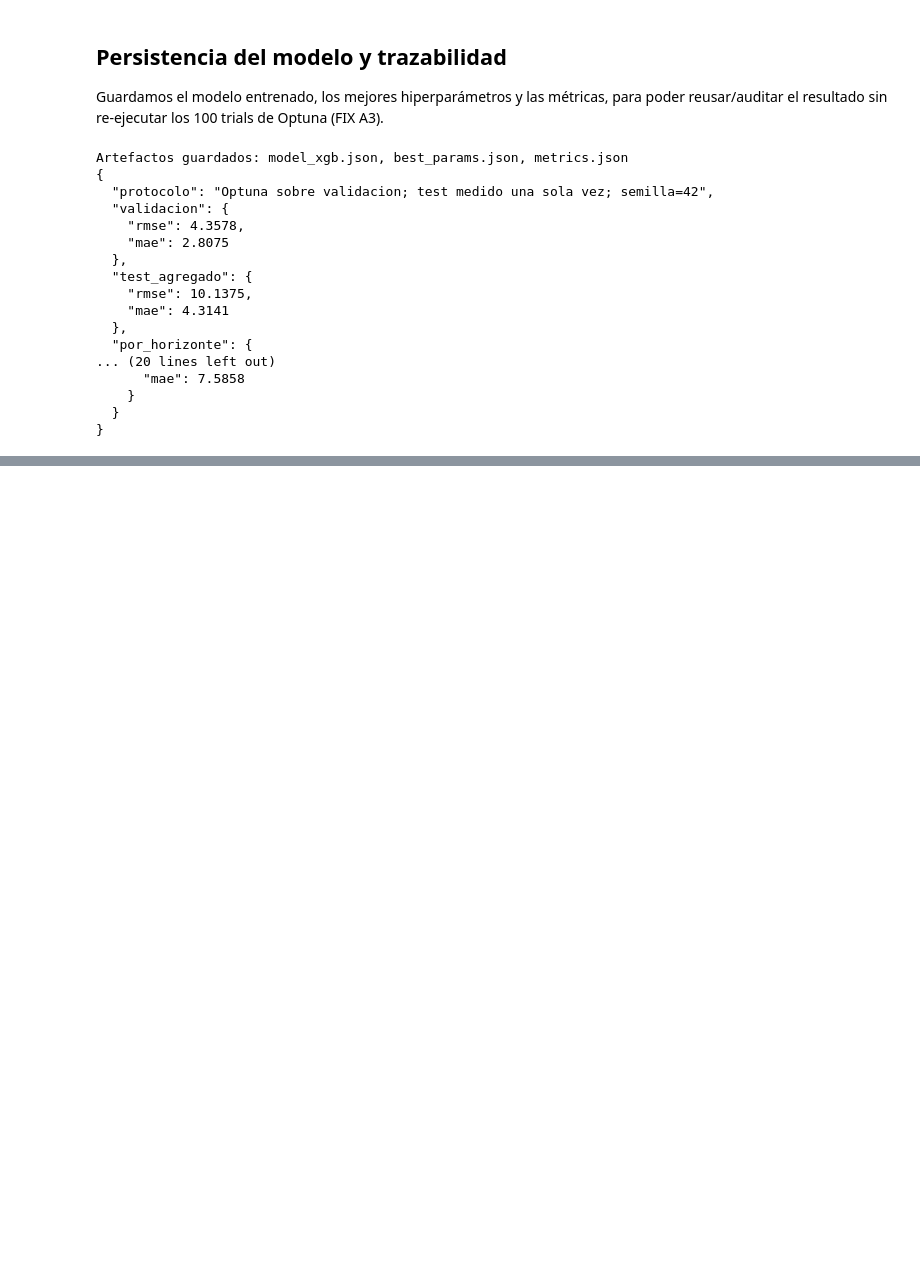
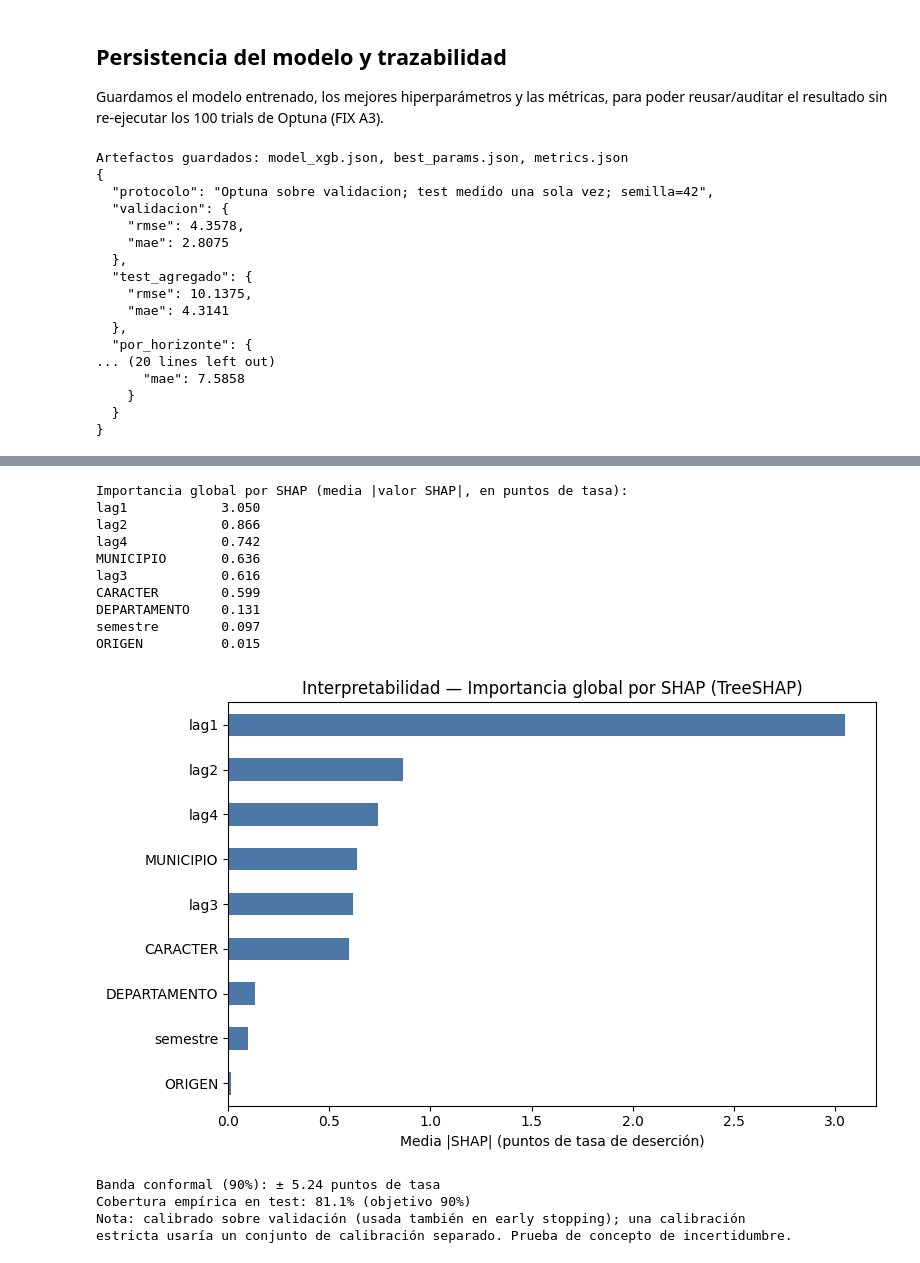
Before and after one commit to jonathanpo7/datos_ecosistema_2026, a Jupyter notebook: entrenamiento_csv/model.ipynb, the cells around one changed output, grey strips where cells are left out. Drawn from its saved outputs; the diff is of its cells as text; code cells hidden in the pictures; blank space fills up the shorter version.

```diff
--- a/entrenamiento_csv/model.ipynb
+++ b/entrenamiento_csv/model.ipynb
@@ -426,0 +431,52 @@ Artefactos guardados: model_xgb.json, best_params.json, metrics.json
+# %%
+# --- Interpretabilidad: TreeSHAP (valores SHAP exactos de XGBoost via pred_contribs) ---
+import xgboost as xgb
+
+booster = modelo_final.get_booster()
+dtest_shap = xgb.DMatrix(x_test, enable_categorical=True)
+contribs = booster.predict(dtest_shap, pred_contribs=True)   # (n, n_feat+1); ultima col = base
+shap_vals = contribs[:, :-1]
+shap_imp = pd.Series(np.abs(shap_vals).mean(axis=0),
+                     index=x_test.columns).sort_values(ascending=False)
+print("Importancia global por SHAP (media |valor SHAP|, en puntos de tasa):")
+print(shap_imp.round(3).to_string())
+
+shap_imp.sort_values().plot(kind='barh', figsize=(8, 5), color='#4C78A8')
+plt.title('Interpretabilidad — Importancia global por SHAP (TreeSHAP)')
+plt.xlabel('Media |SHAP| (puntos de tasa de deserción)')
+plt.tight_layout()
+plt.show()
+# %% [output]
+Importancia global por SHAP (media |valor SHAP|, en puntos de tasa):
+lag1            3.050
+lag2            0.866
+lag4            0.742
+MUNICIPIO       0.636
+lag3            0.616
+CARACTER        0.599
+DEPARTAMENTO    0.131
+semestre        0.097
+ORIGEN          0.015
+[figure, added]
+# %%
+# --- Intervalos de prediccion por conformal split (cobertura objetivo 90%) ---
+# Calibracion: cuantil 90 de los residuos absolutos en validacion -> banda simetrica.
+val_pred = np.clip(modelo_final.predict(x_val), 0, 100)
+residuos = np.abs(np.asarray(y_val).ravel() - val_pred)
+q = float(np.quantile(residuos, 0.90))
+
+test_pred = np.clip(modelo_final.predict(x_test), 0, 100)
+low = np.clip(test_pred - q, 0, 100)
+high = np.clip(test_pred + q, 0, 100)
+y_test_arr = np.asarray(y_test).ravel()
+cobertura = float(np.mean((y_test_arr >= low) & (y_test_arr <= high)))
+
+print(f"Banda conformal (90%): ± {q:.2f} puntos de tasa")
+print(f"Cobertura empírica en test: {cobertura*100:.1f}% (objetivo 90%)")
+print("Nota: calibrado sobre validación (usada también en early stopping); una calibración")
+print("estricta usaría un conjunto de calibración separado. Prueba de concepto de incertidumbre.")
+# %% [output]
+Banda conformal (90%): ± 5.24 puntos de tasa
+Cobertura empírica en test: 81.1% (objetivo 90%)
+Nota: calibrado sobre validación (usada también en early stopping); una calibración
+estricta usaría un conjunto de calibración separado. Prueba de concepto de incertidumbre.
```
Also changed, not shown: parts of 3 cells of this notebook, 2 other files.
